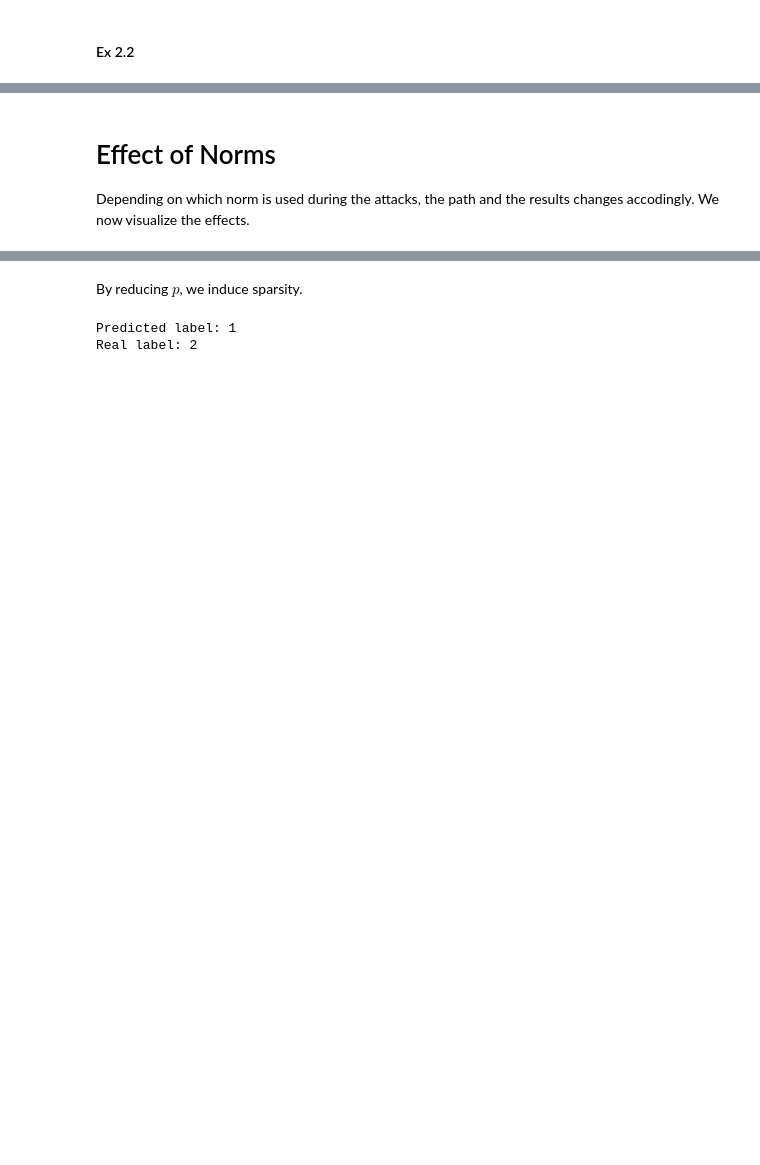
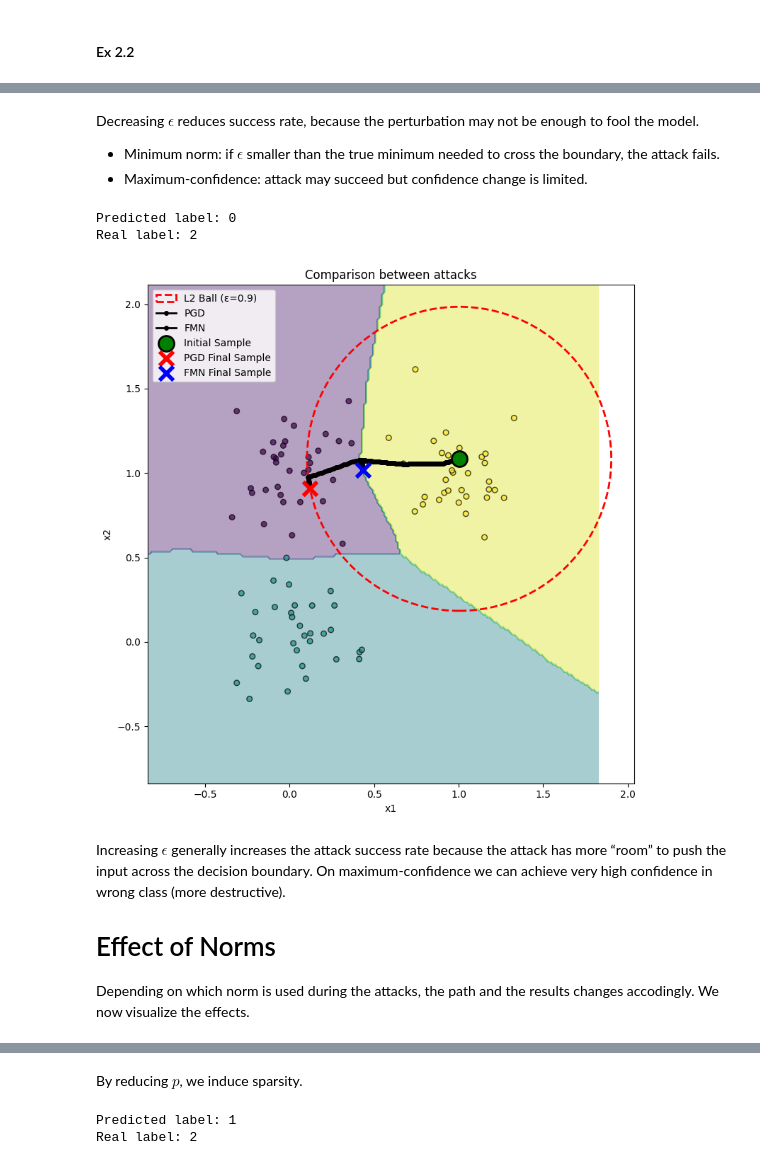
Before and after one commit to girofex/Trustworthy-AI-laboratories, a Jupyter notebook: Lab 02 - Minimum Norm and Maximum Confidence Attacks.ipynb, the cells around one changed output, grey strips where cells are left out. Drawn from its saved outputs; the diff is of its cells as text; code cells hidden in the pictures; blank space fills up the shorter version.

```diff
--- a/Lab 02 - Minimum Norm and Maximum Confidence Attacks.ipynb
+++ b/Lab 02 - Minimum Norm and Maximum Confidence Attacks.ipynb
@@ -487,4 +522,40 @@ Min norm adapts, max norm ignores.
+# %% [markdown]
+Decreasing $\epsilon$ reduces success rate, because the perturbation may not be enough to fool the model.<br>
+* Minimum norm: if $\epsilon$ smaller than the true minimum needed to cross the boundary, the attack fails.
+* Maximum-confidence: attack may succeed but confidence change is limited.
+# %%
+path_tracker_pgd = Sample2DTracker()
+perturbation_model = LpPerturbationModels.L2
+epsilon = 0.9
+single_sample_loader = DataLoader(TensorDataset(X_test[0:1,:], y_test[0:1]), batch_size=1, shuffle=False)
+
+pgd_attack = PGD(
+    perturbation_model=perturbation_model,
+    num_steps=num_iter,
+    step_size=alpha,
+    y_target=None,
+    epsilon=epsilon,
+    lb=-2,
+    ub=2,
+    backend = Backends.NATIVE,
+    trackers=[path_tracker_pgd]
+)
+
+adv_dataloader = pgd_attack(secmlt_model, single_sample_loader)
+x_adv = adv_dataloader.dataset[0][0]
+y_pred = model(x_adv).argmax(dim=-1)
+
+print("Predicted label:", y_pred.item(), "\nReal label:",y_test[0].item())
+
+compare_attack_paths(secmlt_model.model, X_test, y_test, X_test[0,:], path_tracker_pgd.get(), path_tracker.get(), epsilon=epsilon)
+# %% [output]
+Predicted label: 0
+Real label: 2
+[figure, added]
 # %% [markdown]
+Increasing $\epsilon$ generally increases the attack success rate because the attack has more “room” to push the input across the decision boundary.
+On maximum-confidence we can achieve very high confidence in wrong class (more destructive).
+
 # Effect of Norms
 
 Depending on which norm is used during the attacks, the path and the results changes accodingly.
```
Also changed, not shown: parts of 12 cells of this notebook, 1 other file.
